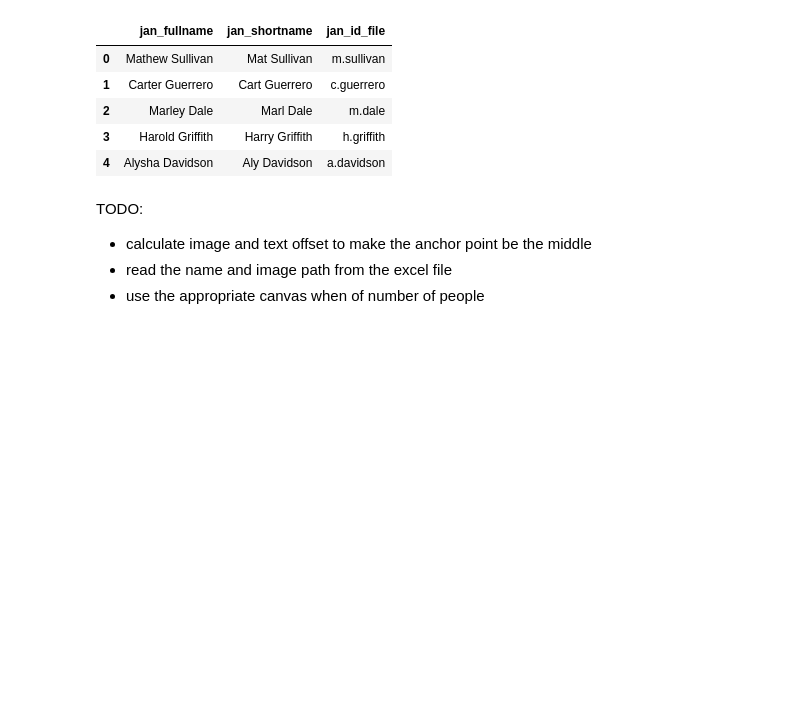
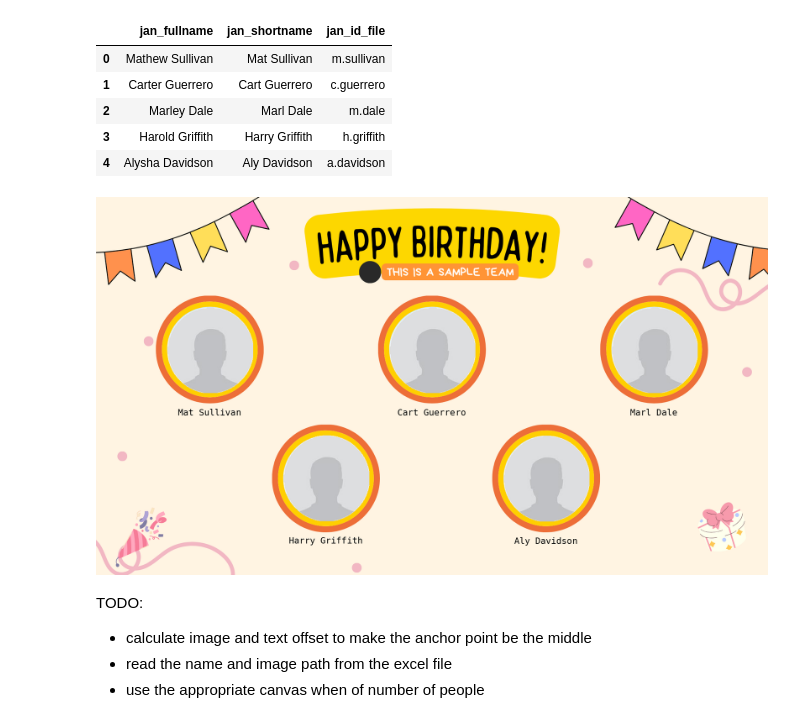
Before and after one commit to VinceValmeo/FrameAuto, a Jupyter notebook: frame-auto.ipynb, the cells around one changed output. Saved outputs shown, nothing was run; the diff lists cells and outputs as text; code cells hidden in the pictures; blank space fills up the shorter version.

```diff
--- a/frame-auto.ipynb
+++ b/frame-auto.ipynb
@@ -51,45 +54,48 @@ canvas = Image.open("backgrounds/bg1.png").convert("RGBA")
 
 # Process person image
 circular_image = make_circular("images/person-holder.jpg")
-resize_image = 240
+resize_image = 245
 resized_image = circular_image.resize((resize_image, resize_image), Image.LANCZOS)
 
 
 # Main process of
 counter = 0
 while counter < len(coord_arr_5):
     x = coord_arr_5[counter][0]
     y = coord_arr_5[counter][1]
     canvas.paste(resized_image, (x , y), resized_image)
 
 
     draw = ImageDraw.Draw(canvas)
 
     # Font
     font = ImageFont.truetype("DejaVuSansMono.ttf", size=25)
 
     # Specify the text and its position
     text = feb_names[counter]
     y_text_offset = 300
     x_text_offset = 120
     text_position = (x + x_text_offset, y + y_text_offset)
 
     # Choose text color
     text_color = (0, 0, 0)
 
     draw.text(text_position, text, fill=text_color, font=font, anchor="mm")
 
     counter = counter + 1
 
-# canvas.save("[{department}]-{category}-{counter}", "JPEG")
-output_name = f"{department}-{category}-{counter}.jpeg"
+# # canvas.save("[{department}]-{category}-{counter}", "JPEG")
+# output_name = f"{department}-{category}-{counter}.jpeg"
 
-# Convert to RGB to save as JPEG
-canvas = canvas.convert("RGB")
+# # Convert to RGB to save as JPEG
+# canvas = canvas.convert("RGB")
 
-# Save to folder
-os.makedirs("output", exist_ok=True)
-canvas.save(os.path.join("output", output_name))
+# # Save to folder
+# os.makedirs("output", exist_ok=True)
+# canvas.save(os.path.join("output", output_name))
+canvas.show()
+# %% [output]
+[figure, added]
 # %% [markdown]
 TODO:
 - calculate image and text offset to make the anchor point be the middle
```
Also changed, not shown: parts of 4 cells of this notebook, 2 other files.
